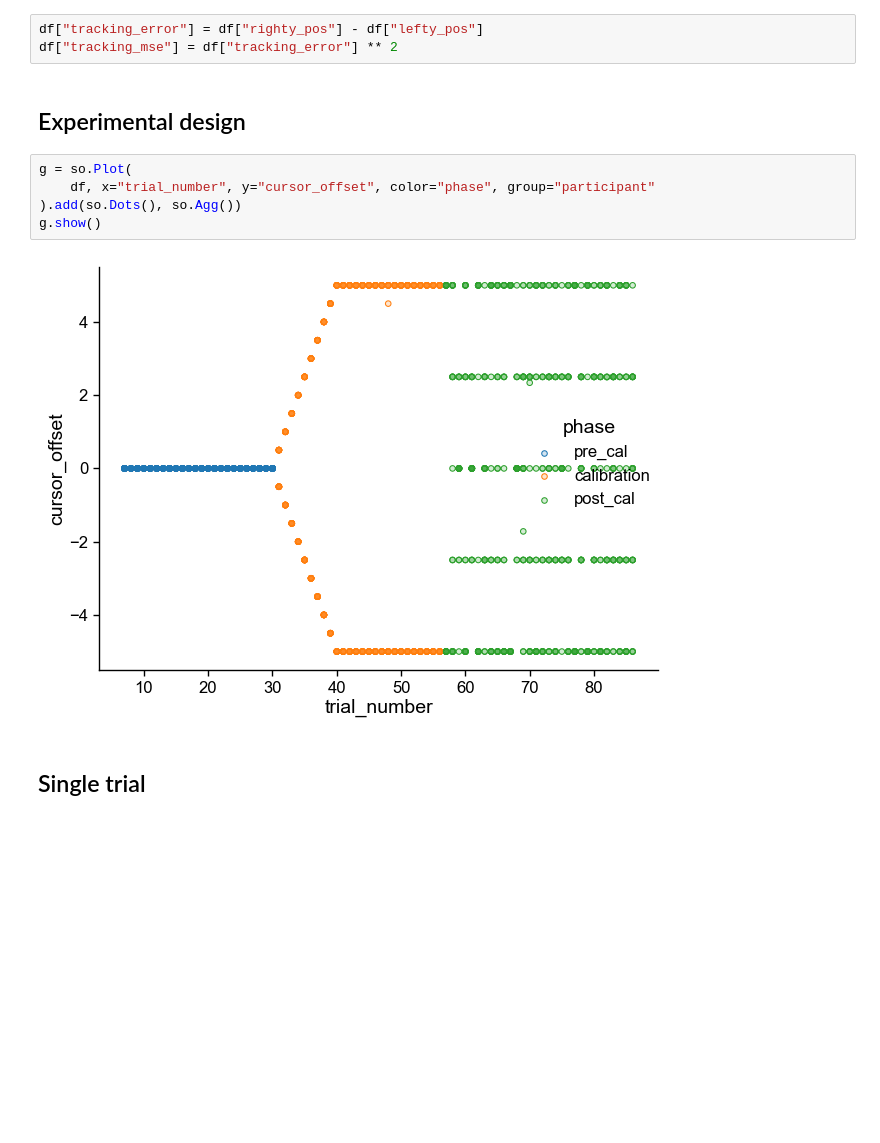
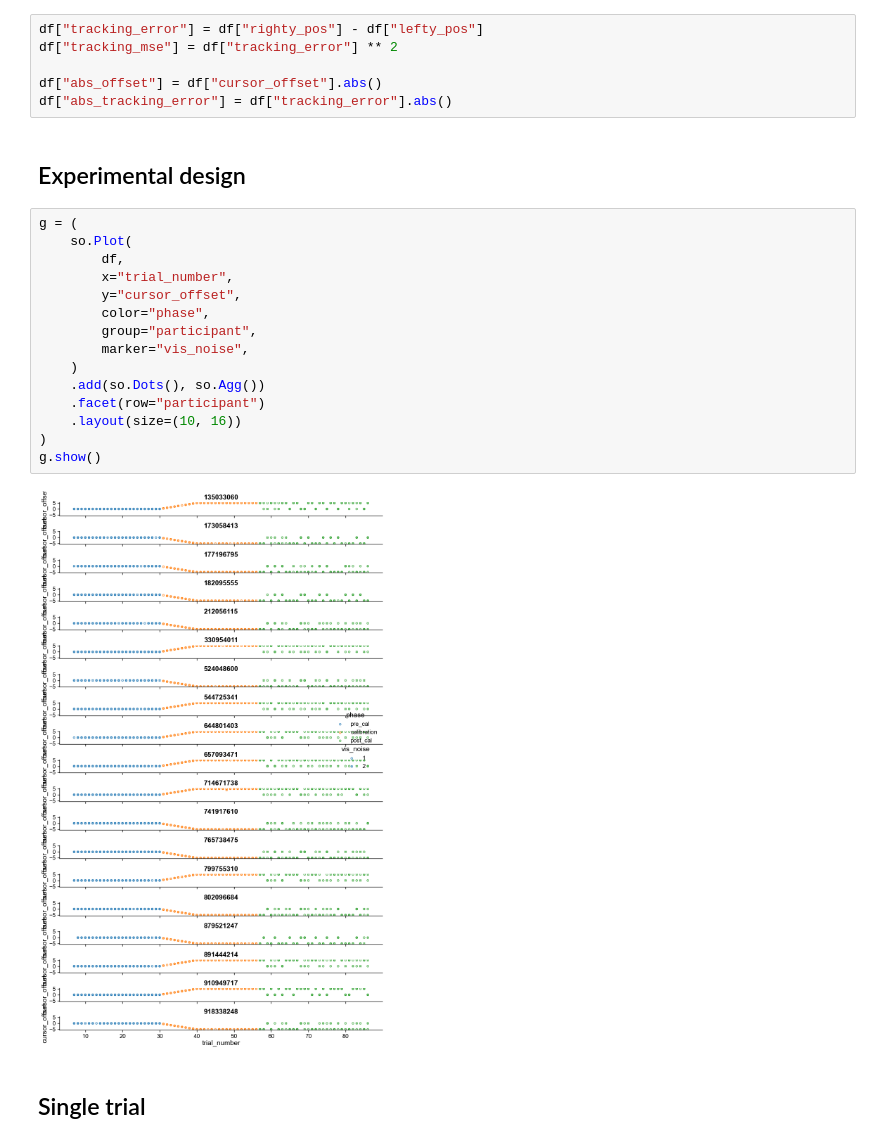
Before and after one commit to dominikstrb/cpp-proprioception, a Jupyter notebook: notebooks/CheckDataOffset.ipynb, the cells around one changed output. Cells and saved outputs as stored; diff of their text form; blank space fills up the shorter version.

```diff
--- a/notebooks/CheckDataOffset.ipynb
+++ b/notebooks/CheckDataOffset.ipynb
@@ -24,15 +24,28 @@ Index(['participant', 'perturb', 'session', 'phase', 'trial_number', 'type',
 # %%
 df["tracking_error"] = df["righty_pos"] - df["lefty_pos"]
 df["tracking_mse"] = df["tracking_error"] ** 2
+
+df["abs_offset"] = df["cursor_offset"].abs()
+df["abs_tracking_error"] = df["tracking_error"].abs()
 # %% [markdown]
 ## Experimental design
 # %%
-g = so.Plot(
-    df, x="trial_number", y="cursor_offset", color="phase", group="participant"
-).add(so.Dots(), so.Agg())
+g = (
+    so.Plot(
+        df,
+        x="trial_number",
+        y="cursor_offset",
+        color="phase",
+        group="participant",
+        marker="vis_noise",
+    )
+    .add(so.Dots(), so.Agg())
+    .facet(row="participant")
+    .layout(size=(10, 16))
+)
 g.show()
 # %% [output]
-[figure, old version]
+[figure, new version]
 # %% [markdown]
 ## Single trial
 # %%
```
Also changed, not shown: parts of 3 cells of this notebook, 2 other files.
